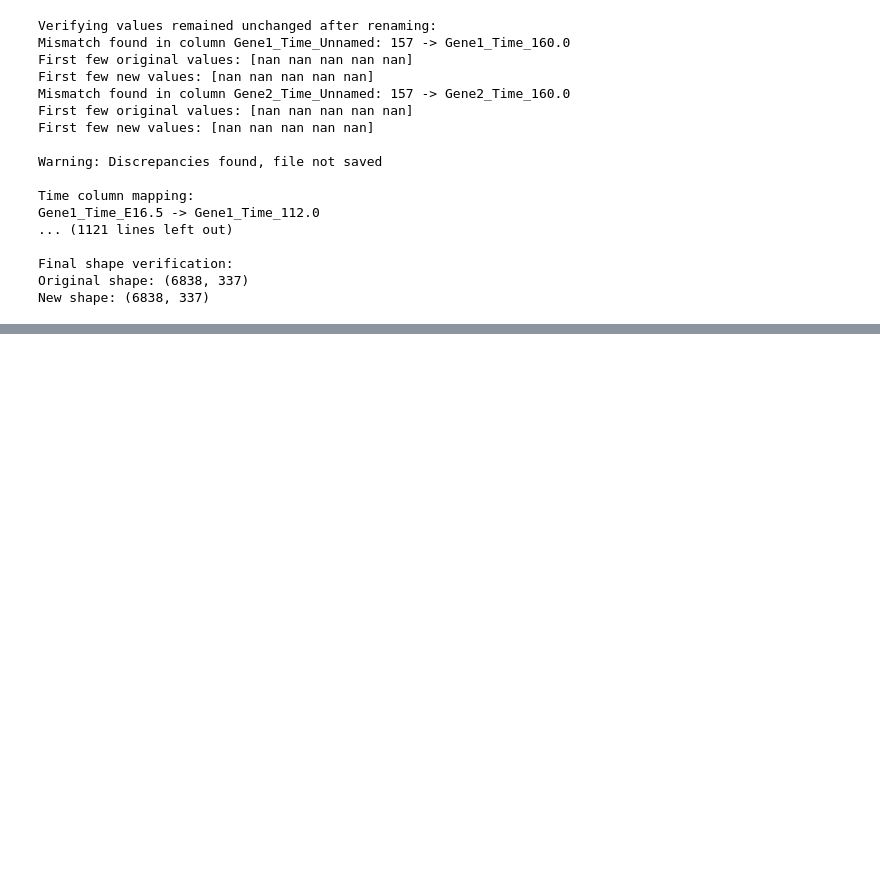
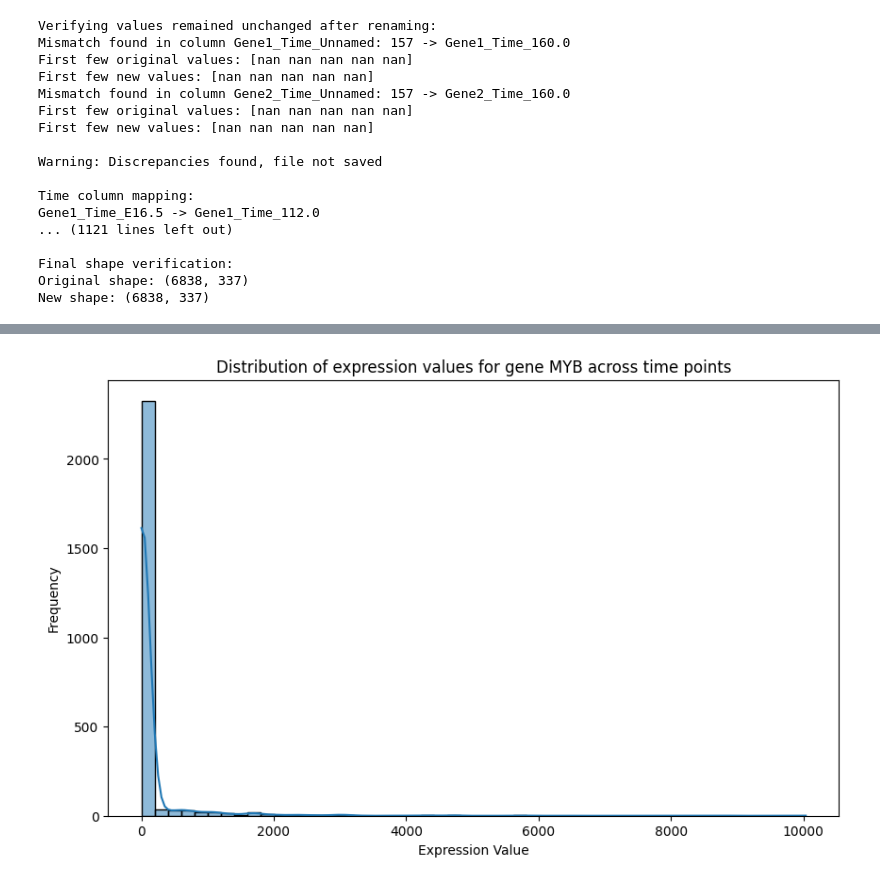
Before and after one commit to beyzoskaya/timeSeries_HiC, a Jupyter notebook: csv convert.ipynb, the cells around one changed output, grey strips where cells are left out. Saved outputs shown, nothing was run; the diff lists cells and outputs as text; code cells hidden in the pictures; blank space fills up the shorter version.

Commit message:
mean expr values for same genes (corrected)

```diff
--- a/csv convert.ipynb
+++ b/csv convert.ipynb
@@ -2298,0 +2756,9 @@ New shape: (6838, 335)
+# %%
+import matplotlib.pyplot as plt
+import seaborn as sns
+
+df = pd.read_csv('mapped/miRNA/standardized_time_columns.csv')
+df_original = pd.read_csv('mapped/miRNA/enhanced_interactions_miRNA.csv')
+df.columns = df.columns.astype(str).str.replace('.0', '', regex=False)
+expression_columns = [f'Gene1_Time_{t}' for t in range(1, 160)]
+df_original.columns
@@ -2298,0 +2774,11 @@ New shape: (6838, 335)
+# %%
+gene = 'MYB'
+expression_columns_original = [col for col in df_original.columns if 'Gene1_Time' in col or 'Gene2_Time' in col]
+plt.figure(figsize=(10, 6))
+sns.histplot(df_original[df_original['Gene1'] == gene][expression_columns_original].values.flatten(), bins=50, kde=True)
+plt.title(f'Distribution of expression values for gene {gene} across time points')
+plt.xlabel('Expression Value')
+plt.ylabel('Frequency')
+plt.show()
+# %% [output]
+[figure, added]
```
Also changed, not shown: parts of 35 cells of this notebook.
